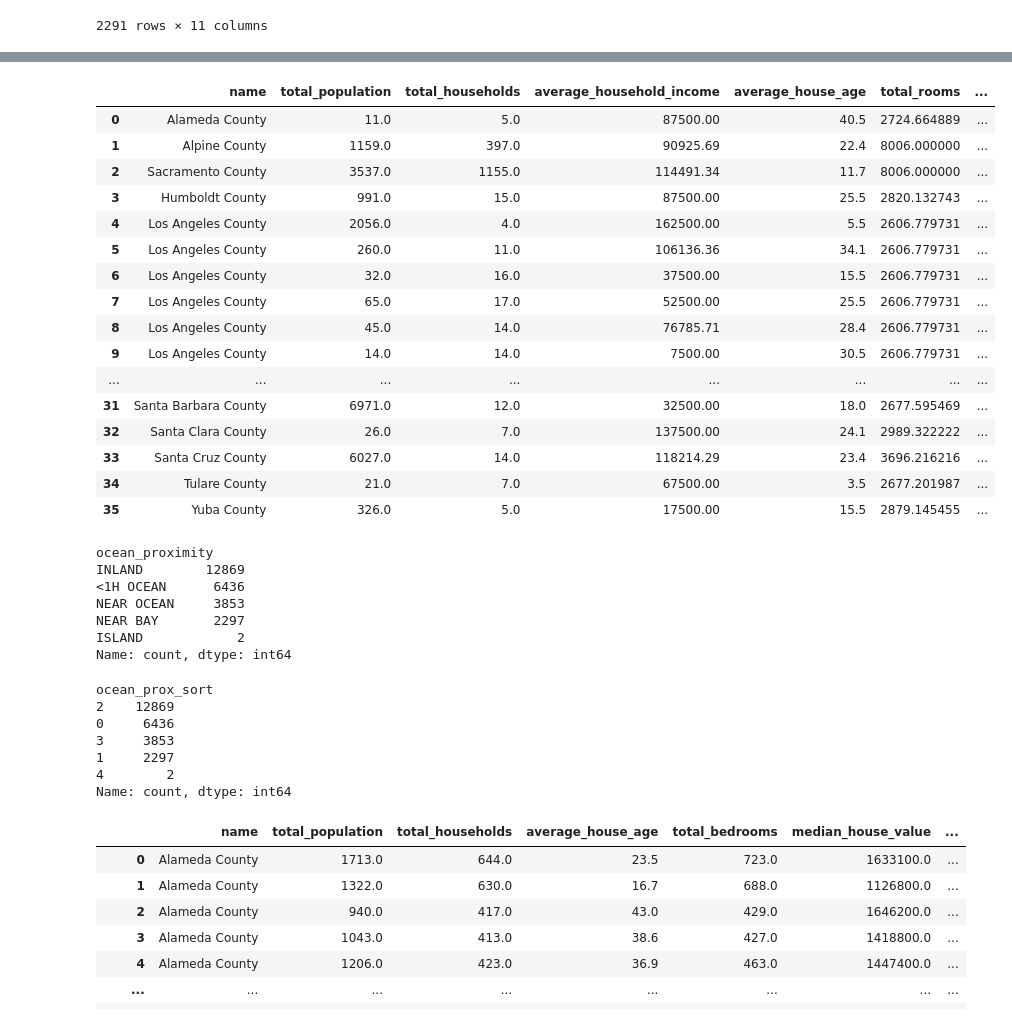
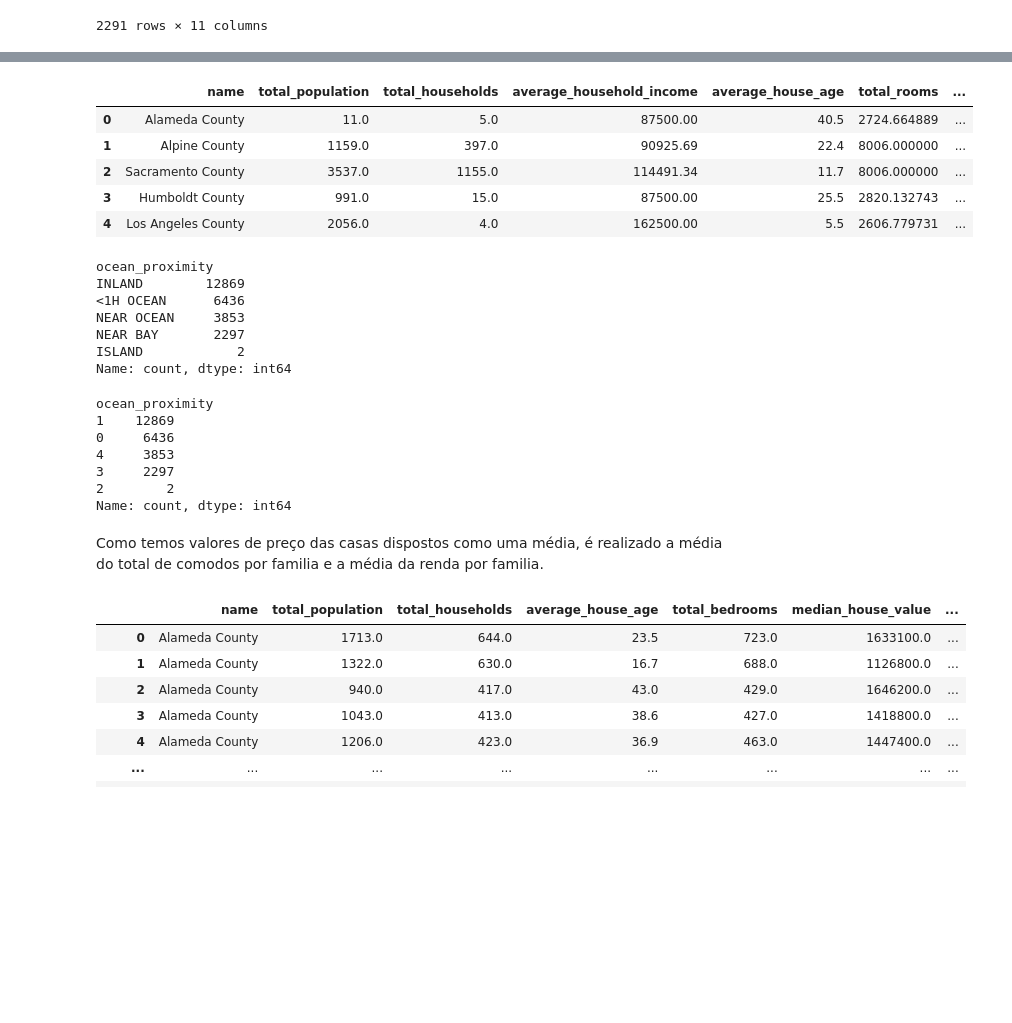
Before and after one commit to christhiangoncalves/Calculo_de_Preco_Casas_California, a Jupyter notebook: California_house_Price.ipynb, the cells around one changed output, grey strips where cells are left out. Saved outputs shown, nothing was run; the diff lists cells and outputs as text; code cells hidden in the pictures; blank space fills up the shorter version.

```diff
--- a/California_house_Price.ipynb
+++ b/California_house_Price.ipynb
@@ -189,47 +194,37 @@ df_house[df_house.isnull().any(axis=1)]
 # %%
 #Eliminando linhas total_households com dados faltantes
 df_house = df_house.drop(df_house[df_house['total_households'] <= 0].index)
 
 temp = df_house.drop(df_house[df_house['total_rooms'] < 0].index)
 temp = temp.groupby('name')['total_rooms'].mean()
 #df_house_temp = df_house_temp.set_index('name')['median_house_value']
 
 #Função para substituir os números negativos pela média da categoria
 def subst_negat(median_house_value, name):
     return median_house_value if median_house_value >= 0 else temp[name]
 
 # Substituir os números negativos pela média da categoria usando a função map
 df_house['total_rooms'] = df_house.apply(lambda row: subst_negat(row['total_rooms'], row['name']), axis=1)
 
 
 df_house = df_house.drop(df_house[df_house['total_rooms'] <= 0].index)
 
 temp.reset_index()
 #verificando resultado
-df_house.merge(temp, on='total_rooms')
+df_house.merge(temp, on='total_rooms').head()
 # %% [output]
 |  | name | total_population | total_households | average_household_income | average_house_age | total_rooms | ... |
 | 0 | Alameda County | 11.0 | 5.0 | 87500.00 | 40.5 | 2724.664889 | ... |
 | 1 | Alpine County | 1159.0 | 397.0 | 90925.69 | 22.4 | 8006.000000 | ... |
 | 2 | Sacramento County | 3537.0 | 1155.0 | 114491.34 | 11.7 | 8006.000000 | ... |
 | 3 | Humboldt County | 991.0 | 15.0 | 87500.00 | 25.5 | 2820.132743 | ... |
 | 4 | Los Angeles County | 2056.0 | 4.0 | 162500.00 | 5.5 | 2606.779731 | ... |
-| 5 | Los Angeles County | 260.0 | 11.0 | 106136.36 | 34.1 | 2606.779731 | ... |
-| 6 | Los Angeles County | 32.0 | 16.0 | 37500.00 | 15.5 | 2606.779731 | ... |
-| 7 | Los Angeles County | 65.0 | 17.0 | 52500.00 | 25.5 | 2606.779731 | ... |
-| 8 | Los Angeles County | 45.0 | 14.0 | 76785.71 | 28.4 | 2606.779731 | ... |
-| 9 | Los Angeles County | 14.0 | 14.0 | 7500.00 | 30.5 | 2606.779731 | ... |
-| ... | ... | ... | ... | ... | ... | ... | ... |
-| 31 | Santa Barbara County | 6971.0 | 12.0 | 32500.00 | 18.0 | 2677.595469 | ... |
-| 32 | Santa Clara County | 26.0 | 7.0 | 137500.00 | 24.1 | 2989.322222 | ... |
-| 33 | Santa Cruz County | 6027.0 | 14.0 | 118214.29 | 23.4 | 3696.216216 | ... |
-| 34 | Tulare County | 21.0 | 7.0 | 67500.00 | 3.5 | 2677.201987 | ... |
-| 35 | Yuba County | 326.0 | 5.0 | 17500.00 | 15.5 | 2879.145455 | ... |
 # %%
 #Transformando categorias em pesos numéricos
-idprox,prox = df_house['ocean_proximity'].factorize()
-df_house['ocean_prox_sort'] = idprox
-display(df_house['ocean_proximity'].value_counts(), df_house['ocean_prox_sort'].value_counts())
+ocean_prox = df_house['ocean_proximity'].value_counts()
+df_house['ocean_proximity'] = LabelEncoder().fit_transform(df_house['ocean_proximity'])
+
+display(ocean_prox, df_house['ocean_proximity'].value_counts())
 # %% [output]
 ocean_proximity
 INLAND        12869
@@ -238,13 +233,15 @@ NEAR OCEAN     3853
 NEAR BAY       2297
 ISLAND            2
 Name: count, dtype: int64
-ocean_prox_sort
-2    12869
+ocean_proximity
+1    12869
 0     6436
-3     3853
-1     2297
-4        2
+4     3853
+3     2297
+2        2
 Name: count, dtype: int64
+# %% [markdown]
+Como temos valores de preço das casas dispostos como uma média, é realizado a média do total de comodos por familia e a média da renda por familia.
 # %%
 #Para normalizar os dados é realizado a média de quartos por familia, para trazer informação util
 df_house['total_rooms_/_total_households'] = df_house['total_rooms'] /df_house['total_households']
```
Also changed, not shown: parts of 17 cells of this notebook.
